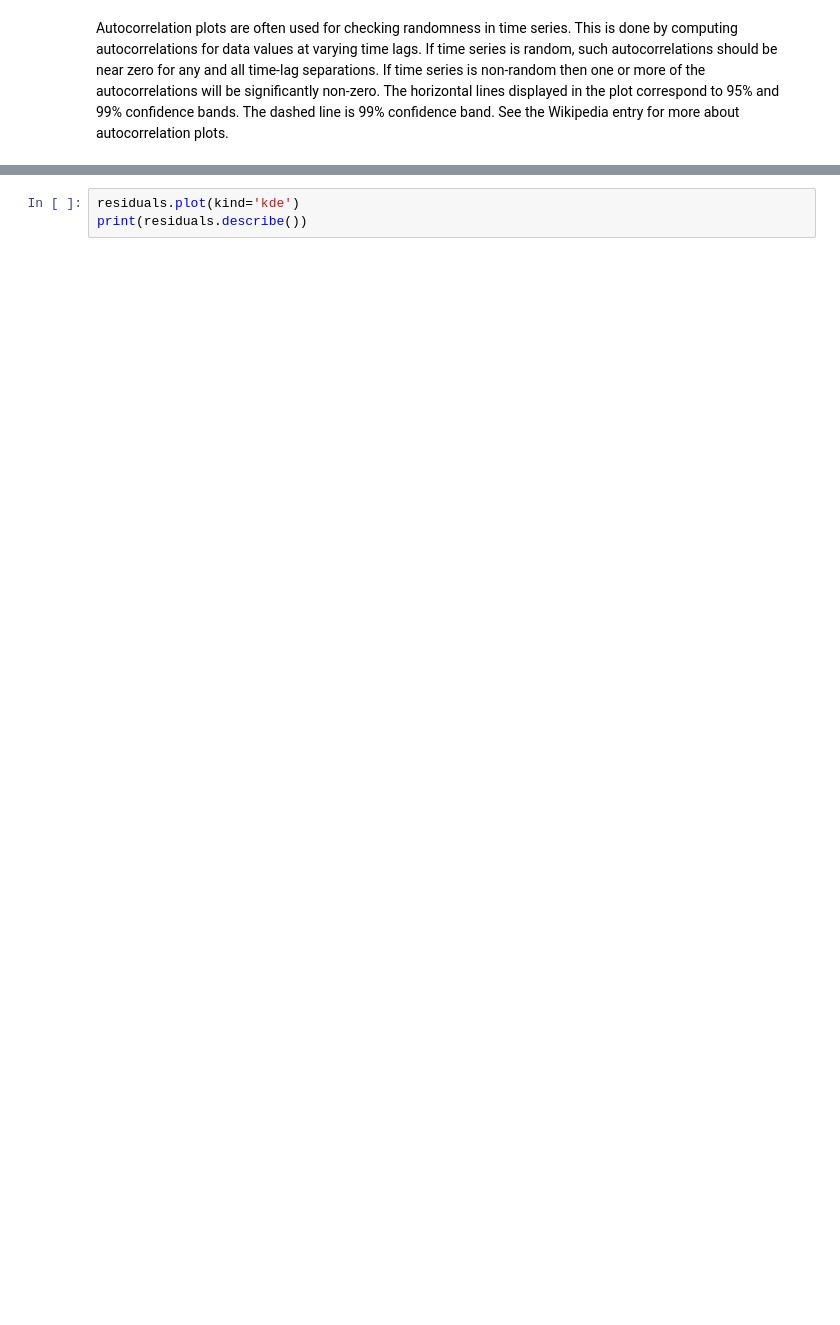
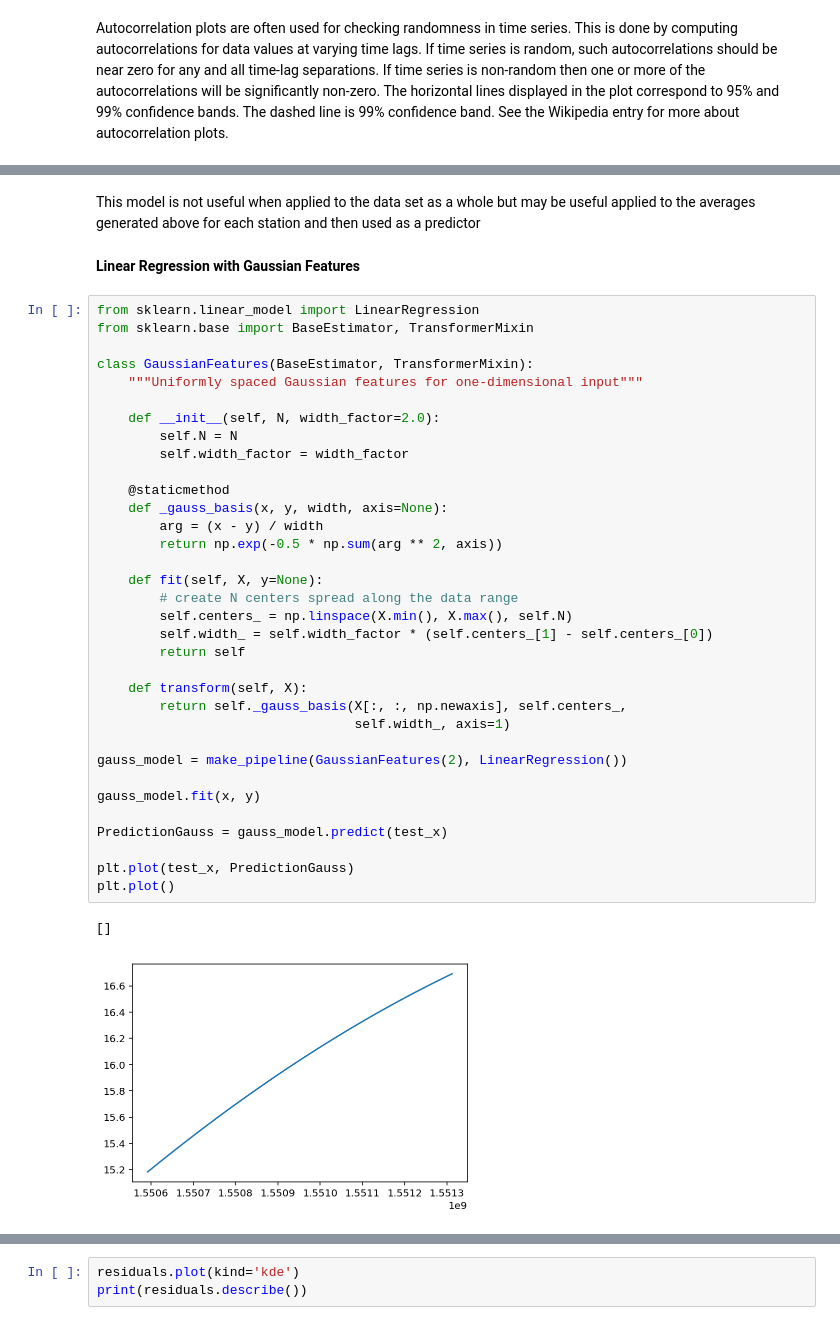
Before and after one commit to seprojectgroup19/main, a Jupyter notebook: model/Model-ARIMA.ipynb, the cells around one changed output, grey strips where cells are left out. Saved outputs shown, nothing was run; the diff lists cells and outputs as text; blank space fills up the shorter version.

```diff
--- a/model/Model-ARIMA.ipynb
+++ b/model/Model-ARIMA.ipynb
@@ -90,0 +163,41 @@ Autocorrelation plots are often used for checking randomness in time series. Thi
+# %% [markdown]
+This model is not useful when applied to the data set as a whole but may be useful applied to the averages generated above for each station and then used as a predictor
+# %% [markdown]
+**Linear Regression with Gaussian Features**
+# %%
+from sklearn.linear_model import LinearRegression
+from sklearn.base import BaseEstimator, TransformerMixin
+
+class GaussianFeatures(BaseEstimator, TransformerMixin):
+    """Uniformly spaced Gaussian features for one-dimensional input"""
+
+    def __init__(self, N, width_factor=2.0):
+        self.N = N
+        self.width_factor = width_factor
+
+    @staticmethod
+    def _gauss_basis(x, y, width, axis=None):
+        arg = (x - y) / width
+        return np.exp(-0.5 * np.sum(arg ** 2, axis))
+
+    def fit(self, X, y=None):
+        # create N centers spread along the data range
+        self.centers_ = np.linspace(X.min(), X.max(), self.N)
+        self.width_ = self.width_factor * (self.centers_[1] - self.centers_[0])
+        return self
+
+    def transform(self, X):
+        return self._gauss_basis(X[:, :, np.newaxis], self.centers_,
+                                 self.width_, axis=1)
+
+gauss_model = make_pipeline(GaussianFeatures(2), LinearRegression())
+
+gauss_model.fit(x, y)
+
+PredictionGauss = gauss_model.predict(test_x)
+
+plt.plot(test_x, PredictionGauss)
+plt.plot()
+# %% [output]
+[]
+[figure, added]
```
Also changed, not shown: parts of 18 cells of this notebook.
